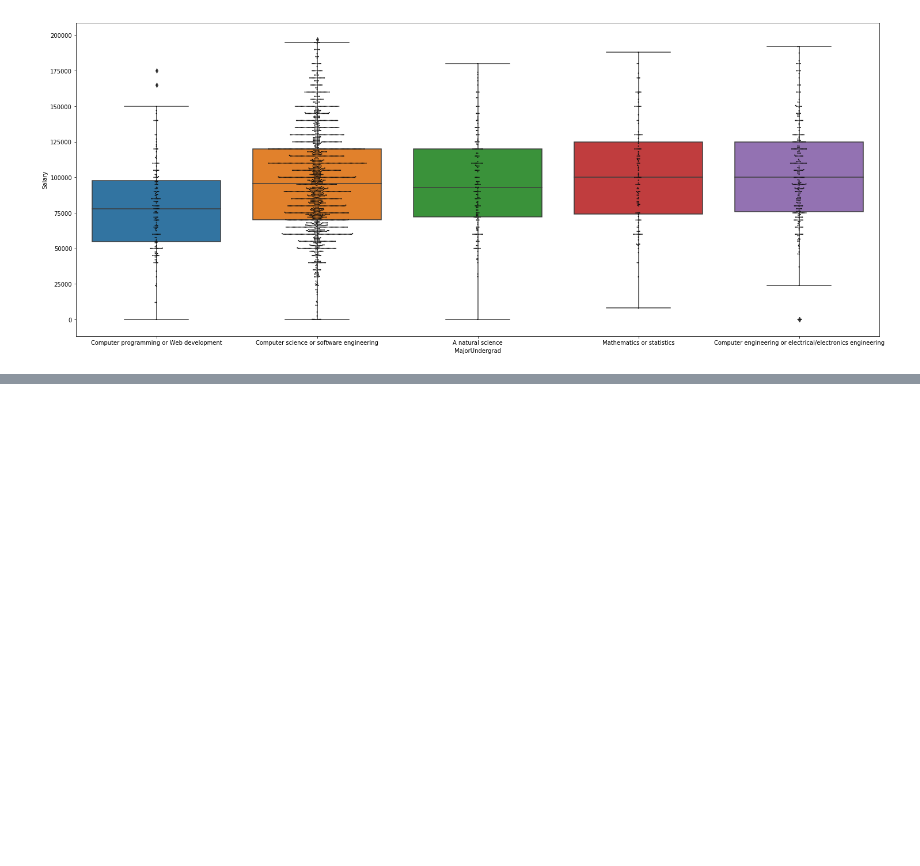
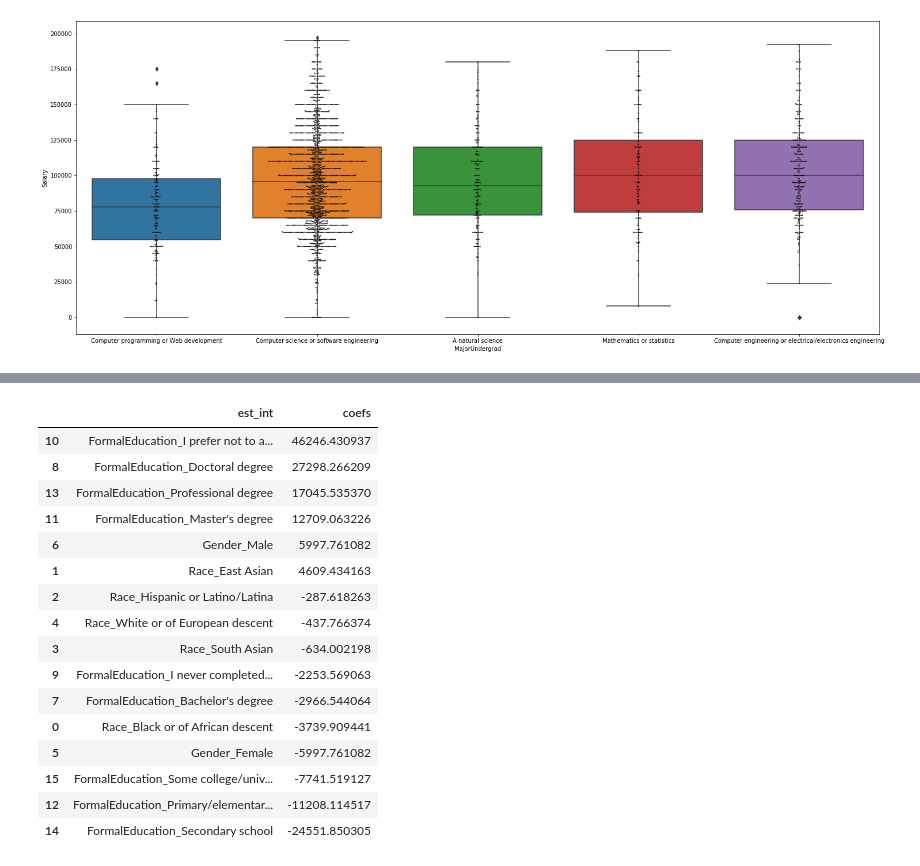
Before and after one commit to asfedu90/BlogPost, a Jupyter notebook: Blog Post.ipynb, the cells around one changed output, grey strips where cells are left out. Cells and saved outputs as stored; diff of their text form; code cells hidden in the pictures; blank space fills up the shorter version.

Commit message:
Doing weight analysis the wrong way

```diff
--- a/Blog Post.ipynb
+++ b/Blog Post.ipynb
@@ -162,3 +346,50 @@ Name: CareerSatisfaction, dtype: int64
+# %%
+test_score, train_score, lm_model, X_train, X_test, y_train, y_test = clean_fit_linear_mod(df_us_salary_custom, 'Salary', cat_cols_lst, dummy_na=False)
+# %%
+
+def coef_weights(coefficients, X_train):
+    '''
+    INPUT:
+    coefficients - the coefficients of the linear model
+    X_train - the training data, so the column names can be used
+    OUTPUT:
+    coefs_df - a dataframe holding the coefficient, estimate, and abs(estimate)
+
+    Provides a dataframe that can be used to understand the most influential coefficients
+    in a linear model by providing the coefficient estimates along with the name of the
+    variable attached to the coefficient.
+    '''
+    coefs_df = pd.DataFrame()
+    coefs_df['est_int'] = X_train.columns
+    coefs_df['coefs'] = lm_model.coef_
+    #coefs_df['abs_coefs'] = np.abs(lm_model.coef_)
+    coefs_df = coefs_df.sort_values('coefs', ascending=False)
+    return coefs_df
+# %%
+
+#Use the function
+coef_df = coef_weights(lm_model.coef_, X_train)
+
+#A quick look at the top results
+coef_df.head(50)
+# %% [output]
+|  | est_int | coefs |
+| 10 | FormalEducation_I prefer not to a... | 46246.430937 |
+| 8 | FormalEducation_Doctoral degree | 27298.266209 |
+| 13 | FormalEducation_Professional degree | 17045.535370 |
+| 11 | FormalEducation_Master's degree | 12709.063226 |
+| 6 | Gender_Male | 5997.761082 |
+| 1 | Race_East Asian | 4609.434163 |
+| 2 | Race_Hispanic or Latino/Latina | -287.618263 |
+| 4 | Race_White or of European descent | -437.766374 |
+| 3 | Race_South Asian | -634.002198 |
+| 9 | FormalEducation_I never completed... | -2253.569063 |
+| 7 | FormalEducation_Bachelor's degree | -2966.544064 |
+| 0 | Race_Black or of African descent | -3739.909441 |
+| 5 | Gender_Female | -5997.761082 |
+| 15 | FormalEducation_Some college/univ... | -7741.519127 |
+| 12 | FormalEducation_Primary/elementar... | -11208.114517 |
+| 14 | FormalEducation_Secondary school | -24551.850305 |
 # %%
 # Percentage of country choosing to do a PHD:
 
```
Also changed, not shown: parts of 28 cells of this notebook.
